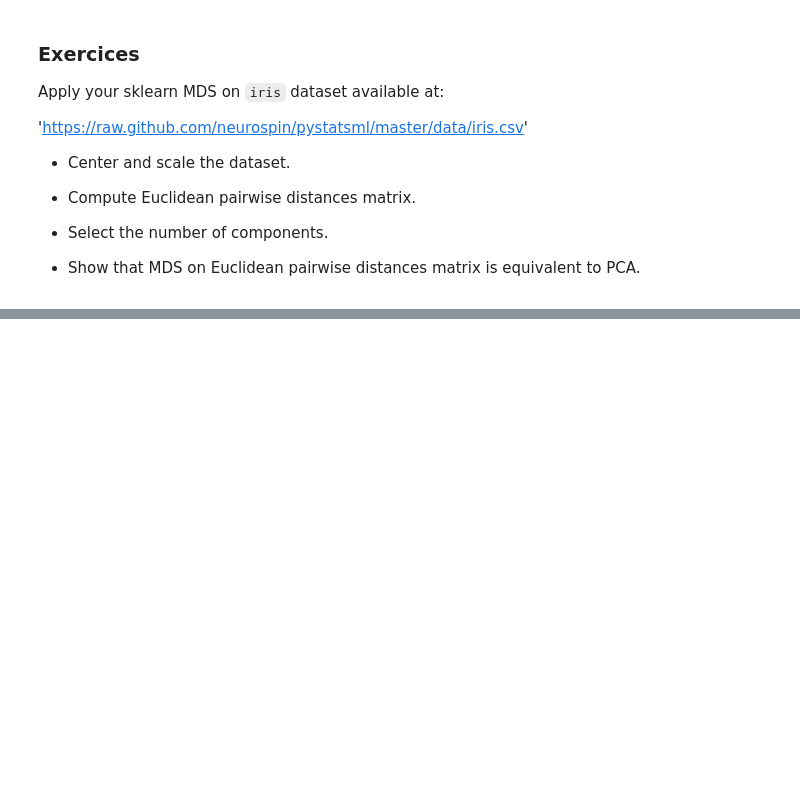
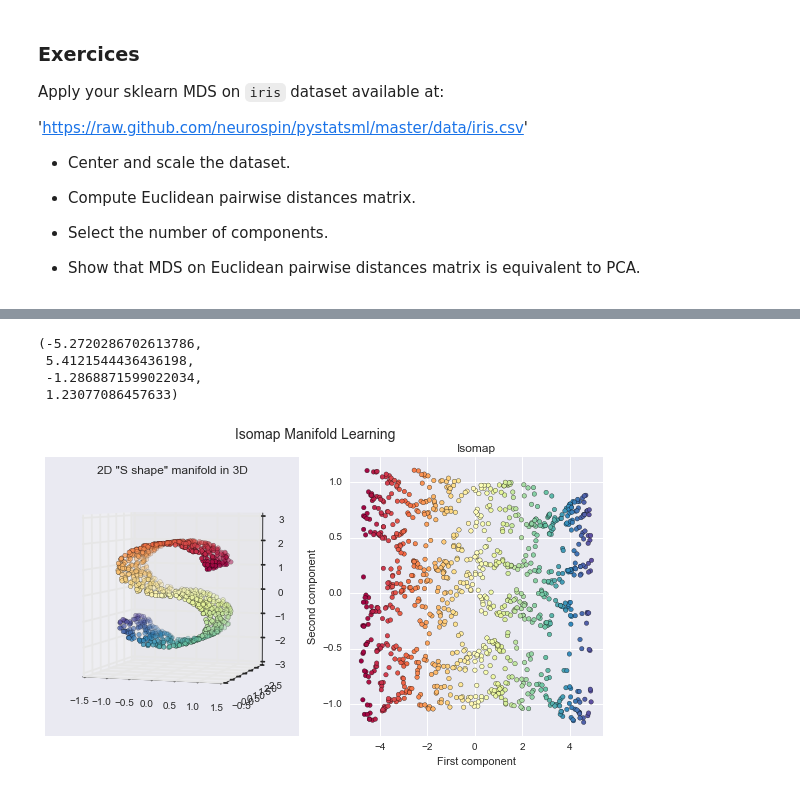
Before and after one commit to neurospin/pystatsml, a Jupyter notebook: notebooks/ml_dimensionality_reduction.ipynb, the cells around one changed output, grey strips where cells are left out. Cells and saved outputs as stored; diff of their text form; code cells hidden in the pictures; blank space fills up the shorter version.

```diff
--- a/notebooks/ml_dimensionality_reduction.ipynb
+++ b/notebooks/ml_dimensionality_reduction.ipynb
@@ -518,0 +537,28 @@ Apply your sklearn MDS on `iris` dataset available at:
+# %%
+import matplotlib.pyplot as plt
+from mpl_toolkits.mplot3d import Axes3D
+from sklearn import manifold, datasets
+
+X, color = datasets.samples_generator.make_s_curve(1000, random_state=42)
+
+fig = plt.figure(figsize=(10, 5))
+plt.suptitle("Isomap Manifold Learning", fontsize=14)
+
+ax = fig.add_subplot(121, projection='3d')
+ax.scatter(X[:, 0], X[:, 1], X[:, 2], c=color, cmap=plt.cm.Spectral)
+ax.view_init(4, -72)
+plt.title('2D "S shape" manifold in 3D')
+
+Y = manifold.Isomap(n_neighbors=10, n_components=2).fit_transform(X)
+ax = fig.add_subplot(122)
+plt.scatter(Y[:, 0], Y[:, 1], c=color, cmap=plt.cm.Spectral)
+plt.title("Isomap")
+plt.xlabel("First component")
+plt.ylabel("Second component")
+plt.axis('tight')
+# %% [output]
+(-5.2720286702613786,
+ 5.4121544436436198,
+ -1.2868871599022034,
+ 1.23077086457633)
+[figure, added]
```
Also changed, not shown: parts of 5 cells of this notebook, 5 other files.
